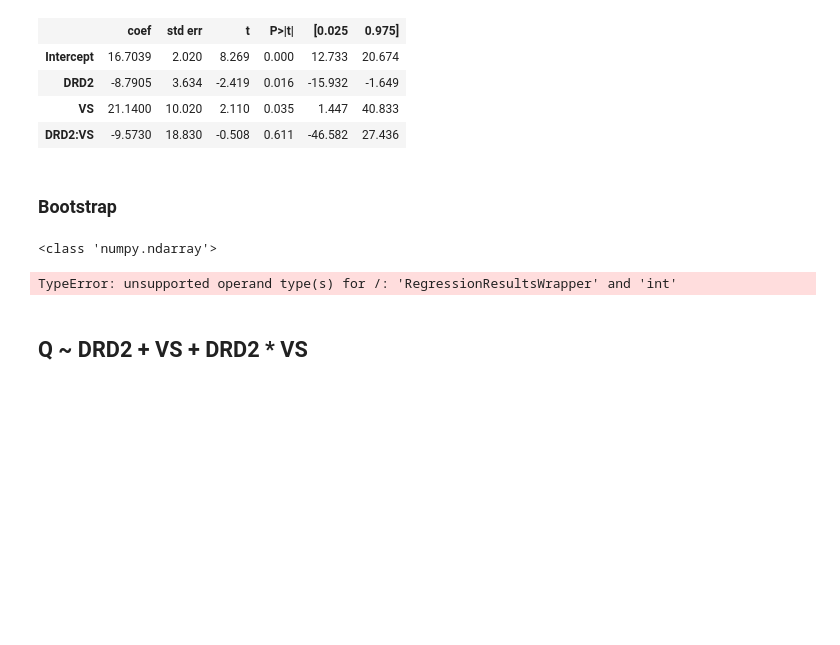
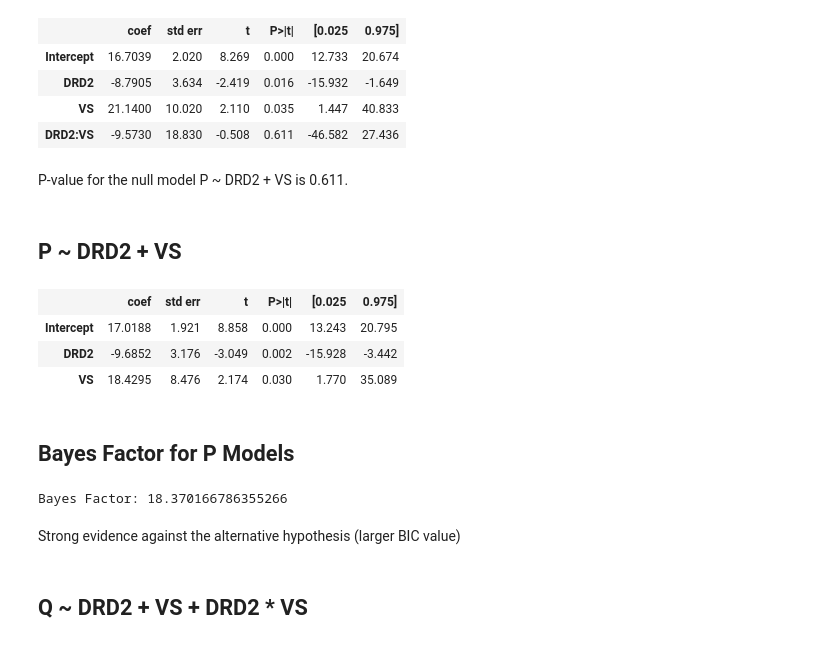
Before and after one commit to cbanuelos/DRD2_Abnormal_Learning, a Jupyter notebook: DataAnalysis_Condensed.ipynb, the cells around one changed output. Drawn from its saved outputs; the diff is of its cells as text; code cells hidden in the pictures; blank space fills up the shorter version.

```diff
--- a/DataAnalysis_Condensed.ipynb
+++ b/DataAnalysis_Condensed.ipynb
@@ -160,16 +189,27 @@ HTML(results_P.summary().tables[1].as_html())
 | DRD2 | -8.7905 | 3.634 | -2.419 | 0.016 | -15.932 | -1.649 |
 | VS | 21.1400 | 10.020 | 2.110 | 0.035 | 1.447 | 40.833 |
 | DRD2:VS | -9.5730 | 18.830 | -0.508 | 0.611 | -46.582 | 27.436 |
-# %% [markdown]
-### Bootstrap
-# %%
-bs_stats??
-mydata = pd.Series(results_P).to_numpy()
-print(type(coefs))
-print(bs.bootstrap(mydata, stat_func=bs_stats.mean))
-# %% [output]
-<class 'numpy.ndarray'>
-TypeError: unsupported operand type(s) for /: 'RegressionResultsWrapper' and 'int'
+# %% [markdown]
+P-value for the null model P ~ DRD2 + VS is 0.611.
+# %% [markdown]
+## P ~ DRD2 + VS
+# %%
+results_P_null = sm.OLS.from_formula(formula='P ~ DRD2 + VS',data=data).fit()
+HTML(results_P_null.summary().tables[1].as_html())
+# %% [output]
+|  | coef | std err | t | P>|t| | [0.025 | 0.975] |
+| Intercept | 17.0188 | 1.921 | 8.858 | 0.000 | 13.243 | 20.795 |
+| DRD2 | -9.6852 | 3.176 | -3.049 | 0.002 | -15.928 | -3.442 |
+| VS | 18.4295 | 8.476 | 2.174 | 0.030 | 1.770 | 35.089 |
+# %% [markdown]
+## Bayes Factor for P Models
+# %%
+bayes_factor = math.exp((results_P_alt.bic - results_P_null.bic)/2)
+print("Bayes Factor:", bayes_factor)
+# %% [output]
+Bayes Factor: 18.370166786355266
+# %% [markdown]
+Strong evidence against the alternative hypothesis (larger BIC value)
 # %% [markdown]
 ## Q ~ DRD2 + VS + DRD2 * VS
 # %%
```
Also changed, not shown: parts of 29 cells of this notebook, 2 other files.
